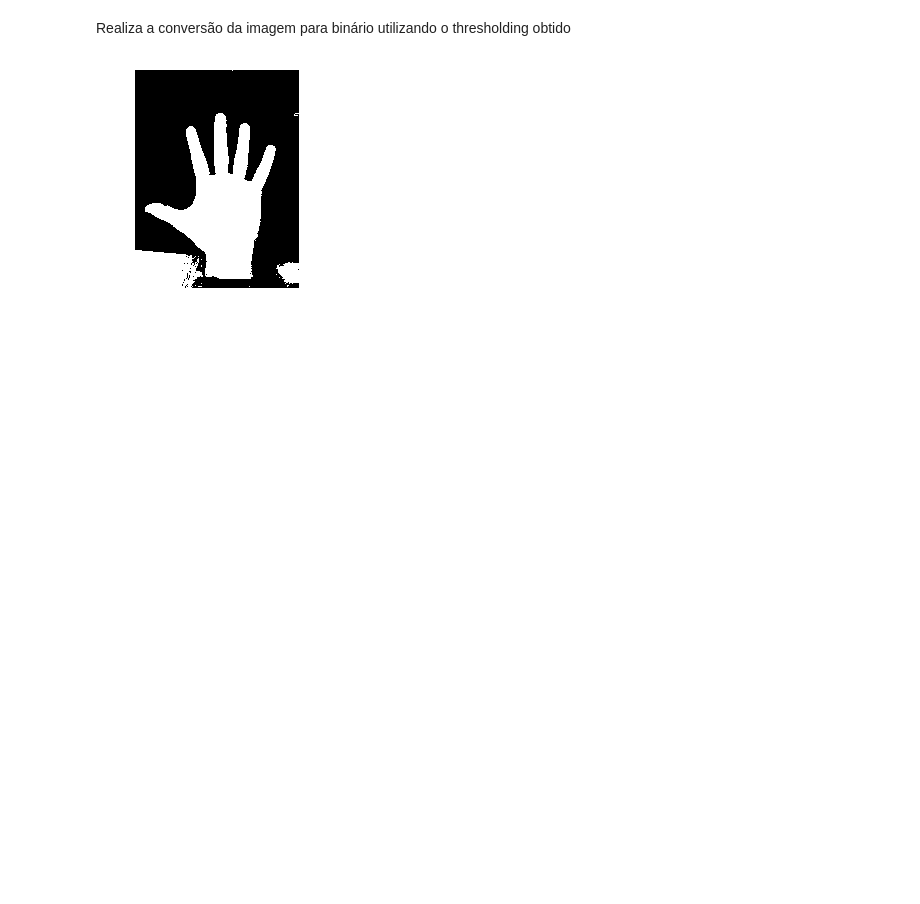
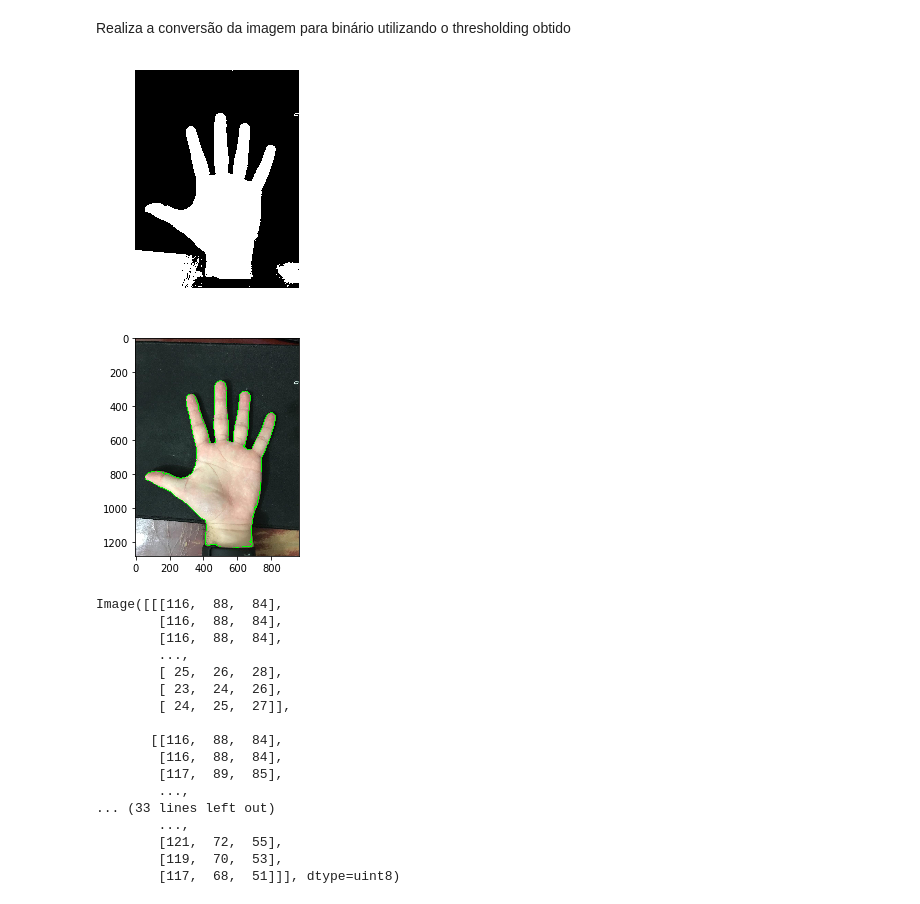
Before and after one commit to leticiarina/BiometricRecognition, a Jupyter notebook: biometricRecognition.ipynb, the cells around one changed output. Drawn from its saved outputs; the diff is of its cells as text; code cells hidden in the pictures; blank space fills up the shorter version.

Commit message:
Added hand contour selection

```diff
--- a/biometricRecognition.ipynb
+++ b/biometricRecognition.ipynb
@@ -132,3 +132,62 @@ def binaryTransform(img, thresholding):
 binImg = binaryTransform(gray, thresholding)
 # %% [output]
 [figure]
+# %%
+import cv2
+
+#Ignore por enquanto. Não sei se vamos precisar
+# def openClose(binImg, shape=(5,5)):
+#     binary = binImg.astype(np.uint8)
+
+#     #using morphological close and open for noise reduction
+#     kernel = cv2.getStructuringElement(cv2.MORPH_ELLIPSE,shape)
+#     binary = cv2.morphologyEx(binary, cv2.MORPH_OPEN, kernel)
+#     binary = cv2.morphologyEx(binary, cv2.MORPH_CLOSE, kernel)
+
+#     return binary
+
+def edgeDetection(binImg, image):
+
+    binary = binImg.astype(np.uint8)
+
+
+    # Reads the binary image
+    img = image.astype(np.uint8)
+
+    # Finding contours
+    im2, contours, hierarchy = cv2.findContours(binary,cv2.RETR_EXTERNAL,cv2.CHAIN_APPROX_SIMPLE)
+
+    new_contours = []
+    for c in contours:
+        if cv2.contourArea(c) > 100000:
+            new_contours.append(c)
+
+    # Drawing the contour in the original image
+    cv2.drawContours(img, new_contours, -1, (0,255,0), 3)
+
+    # Plots image with contours
+    plt.imshow(img)
+    plt.show()
+
+    return img
+
+edgeDetection(binImg, image)
+# %% [output]
+[figure, added]
+Image([[[116,  88,  84],
+        [116,  88,  84],
+        [116,  88,  84],
+        ...,
+        [ 25,  26,  28],
+        [ 23,  24,  26],
+        [ 24,  25,  27]],
+
+       [[116,  88,  84],
+        [116,  88,  84],
+        [117,  89,  85],
+        ...,
+... (33 lines left out)
+        ...,
+        [121,  72,  55],
+        [119,  70,  53],
+        [117,  68,  51]]], dtype=uint8)
```
